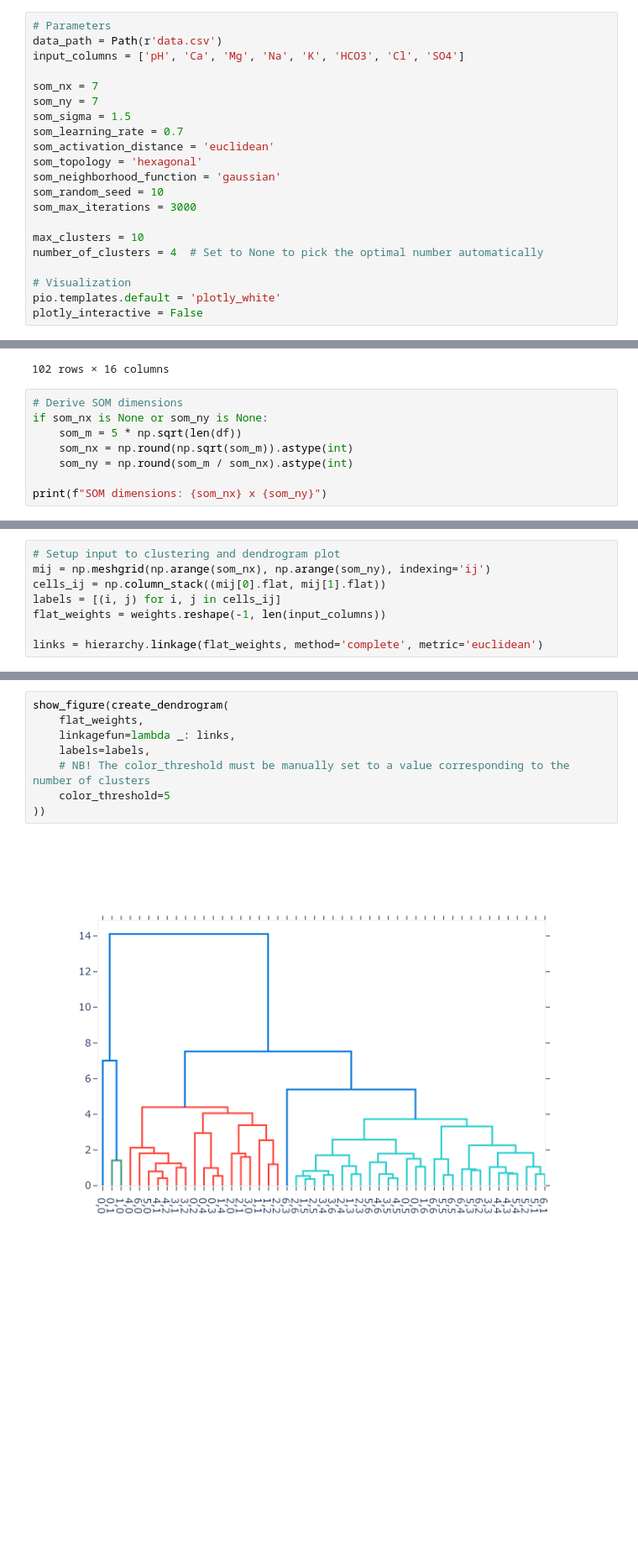
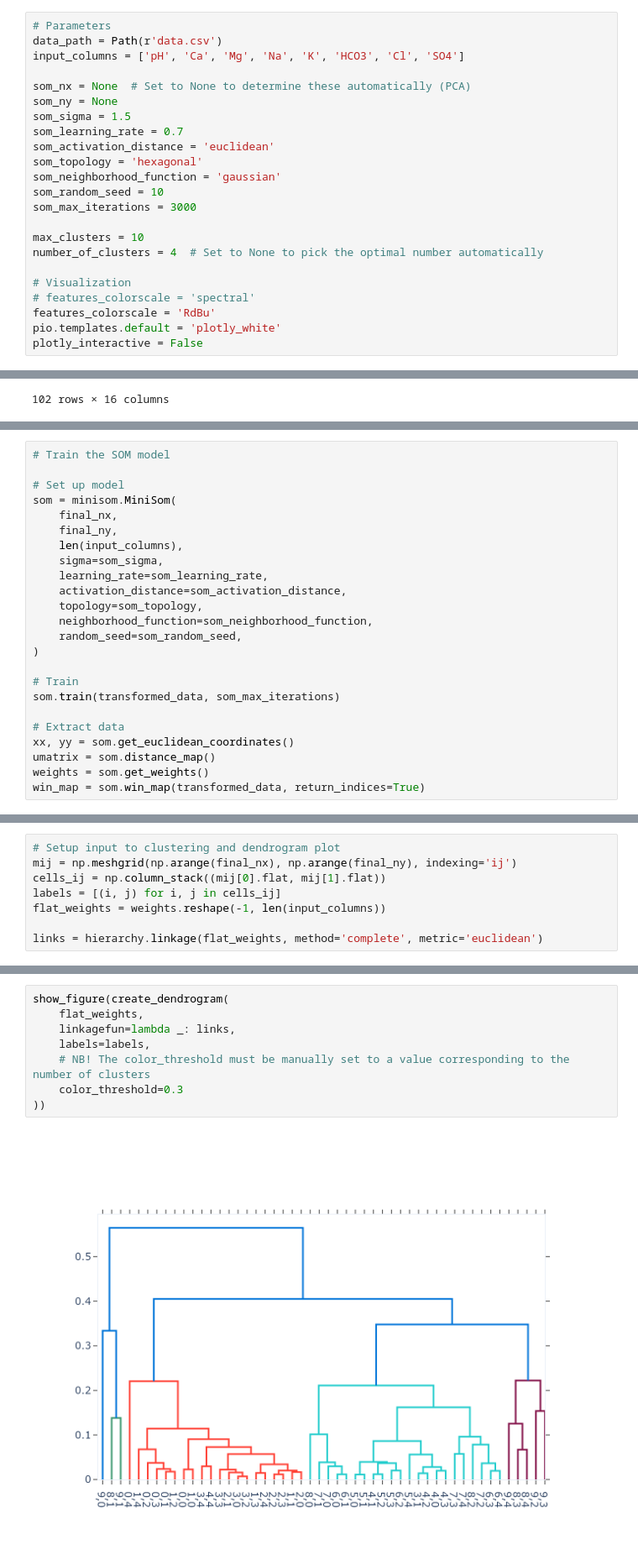
Before and after one commit to NorskRegnesentral/hydro-som, a Jupyter notebook: experimentation.ipynb, the cells around one changed output, grey strips where cells are left out. Shown at 84% size. Drawn from its saved outputs; the diff is of its cells as text; blank space fills up the shorter version.

```diff
--- a/experimentation.ipynb
+++ b/experimentation.ipynb
@@ -21,8 +22,8 @@ from IPython.display import IFrame, Image
 data_path = Path(r'data.csv')
 input_columns = ['pH', 'Ca', 'Mg', 'Na', 'K', 'HCO3', 'Cl', 'SO4']
 
-som_nx = 7
-som_ny = 7
+som_nx = None  # Set to None to determine these automatically (PCA)
+som_ny = None
 som_sigma = 1.5
 som_learning_rate = 0.7
 som_activation_distance = 'euclidean'
@@ -35,6 +36,8 @@ max_clusters = 10
 number_of_clusters = 4  # Set to None to pick the optimal number automatically
 
 # Visualization
+# features_colorscale = 'spectral'
+features_colorscale = 'RdBu'
 pio.templates.default = 'plotly_white'
 plotly_interactive = False
 # %%
@@ -76,11 +79,3 @@ df
 | 100 | sample101 | P-8 | cyan | o | 0.6 | 30 | 7.8 | 11.6 | 12.0 | 11.4 | 1.3 | ... |
 | 101 | sample102 | P-8 | cyan | o | 0.6 | 30 | 7.7 | 13.4 | 12.8 | 8.8 | 1.0 | ... |
 102 rows × 16 columns
-# %%
-# Derive SOM dimensions
-if som_nx is None or som_ny is None:
-    som_m = 5 * np.sqrt(len(df))
-    som_nx = np.round(np.sqrt(som_m)).astype(int)
-    som_ny = np.round(som_m / som_nx).astype(int)
-
-print(f"SOM dimensions: {som_nx} x {som_ny}")
@@ -127,3 +130,27 @@ win_map = som.win_map(data_transform(df[input_columns].values), return_indices=T
+# %%
+# Train the SOM model
+
+# Set up model
+som = minisom.MiniSom(
+    final_nx,
+    final_ny,
+    len(input_columns),
+    sigma=som_sigma,
+    learning_rate=som_learning_rate,
+    activation_distance=som_activation_distance,
+    topology=som_topology,
+    neighborhood_function=som_neighborhood_function,
+    random_seed=som_random_seed,
+)
+
+# Train
+som.train(transformed_data, som_max_iterations)
+
+# Extract data
+xx, yy = som.get_euclidean_coordinates()
+umatrix = som.distance_map()
+weights = som.get_weights()
+win_map = som.win_map(transformed_data, return_indices=True)
 # %%
 # Create hexagons for visualization
 def hexagon(_xx, _yy, radius):
@@ -143,6 +170,6 @@ hexagons.shape
 # %%
 # Setup input to clustering and dendrogram plot
-mij = np.meshgrid(np.arange(som_nx), np.arange(som_ny), indexing='ij')
+mij = np.meshgrid(np.arange(final_nx), np.arange(final_ny), indexing='ij')
 cells_ij = np.column_stack((mij[0].flat, mij[1].flat))
 labels = [(i, j) for i, j in cells_ij]
 flat_weights = weights.reshape(-1, len(input_columns))
@@ -176,12 +212,12 @@ Optimal number of clusters: 2
 # %%
 show_figure(create_dendrogram(
     flat_weights,
     linkagefun=lambda _: links,
     labels=labels,
     # NB! The color_threshold must be manually set to a value corresponding to the number of clusters
-    color_threshold=5
+    color_threshold=0.3
 ))
 # %% [output]
-[figure, old version]
+[figure, new version]
 # %%
 # Optimal number of lables
```
Also changed, not shown: parts of 11 cells of this notebook.
